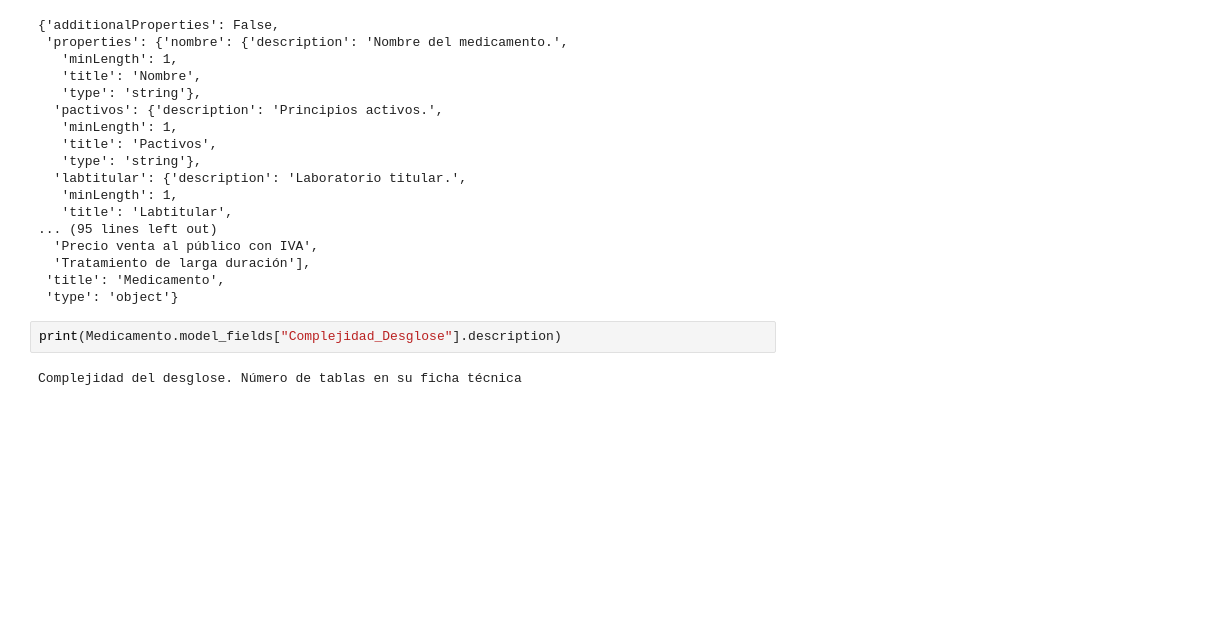
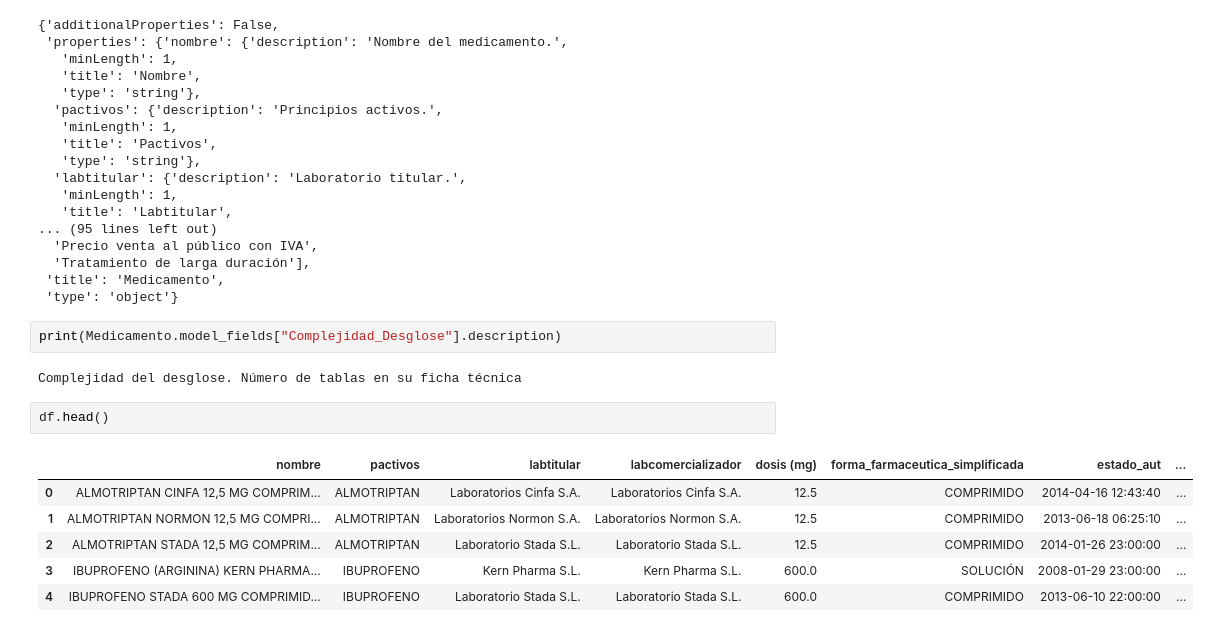
Before and after one commit to Chicloneo/Proyecto-Ingenieria-Dato, a Jupyter notebook: Notebooks/HU-4.ipynb, the cells around one changed output. Saved outputs shown, nothing was run; the diff lists cells and outputs as text; blank space fills up the shorter version.

```diff
--- a/Notebooks/HU-4.ipynb
+++ b/Notebooks/HU-4.ipynb
@@ -1214,3 +1219,12 @@ Medicamento.model_json_schema()
 print(Medicamento.model_fields["Complejidad_Desglose"].description)
 # %% [output]
 Complejidad del desglose. Número de tablas en su ficha técnica
+# %%
+df.head()
+# %% [output]
+|  | nombre | pactivos | labtitular | labcomercializador | dosis (mg) | forma_farmaceutica_simplificada | estado_aut | ... |
+| 0 | ALMOTRIPTAN CINFA 12,5 MG COMPRIM... | ALMOTRIPTAN | Laboratorios Cinfa S.A. | Laboratorios Cinfa S.A. | 12.5 | COMPRIMIDO | 2014-04-16 12:43:40 | ... |
+| 1 | ALMOTRIPTAN NORMON 12,5 MG COMPRI... | ALMOTRIPTAN | Laboratorios Normon S.A. | Laboratorios Normon S.A. | 12.5 | COMPRIMIDO | 2013-06-18 06:25:10 | ... |
+| 2 | ALMOTRIPTAN STADA 12,5 MG COMPRIM... | ALMOTRIPTAN | Laboratorio Stada S.L. | Laboratorio Stada S.L. | 12.5 | COMPRIMIDO | 2014-01-26 23:00:00 | ... |
+| 3 | IBUPROFENO (ARGININA) KERN PHARMA... | IBUPROFENO | Kern Pharma S.L. | Kern Pharma S.L. | 600.0 | SOLUCIÓN | 2008-01-29 23:00:00 | ... |
+| 4 | IBUPROFENO STADA 600 MG COMPRIMID... | IBUPROFENO | Laboratorio Stada S.L. | Laboratorio Stada S.L. | 600.0 | COMPRIMIDO | 2013-06-10 22:00:00 | ... |
```
Also changed, not shown: parts of 8 cells of this notebook, 30 other files.
